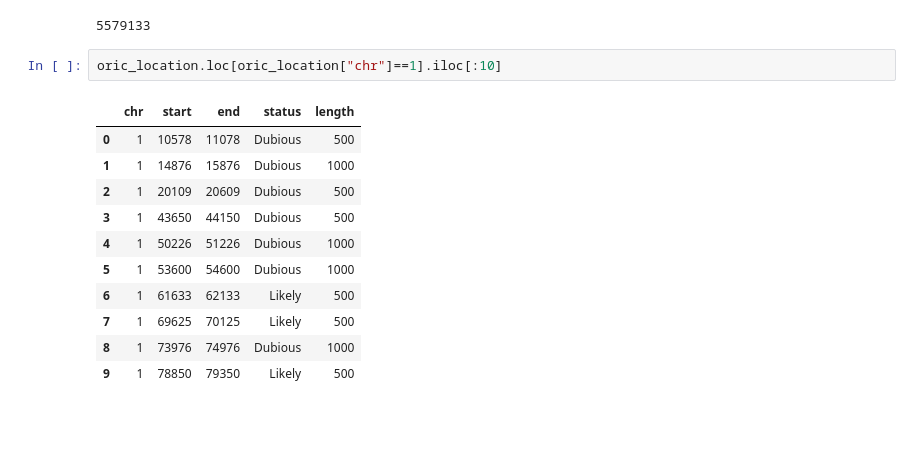
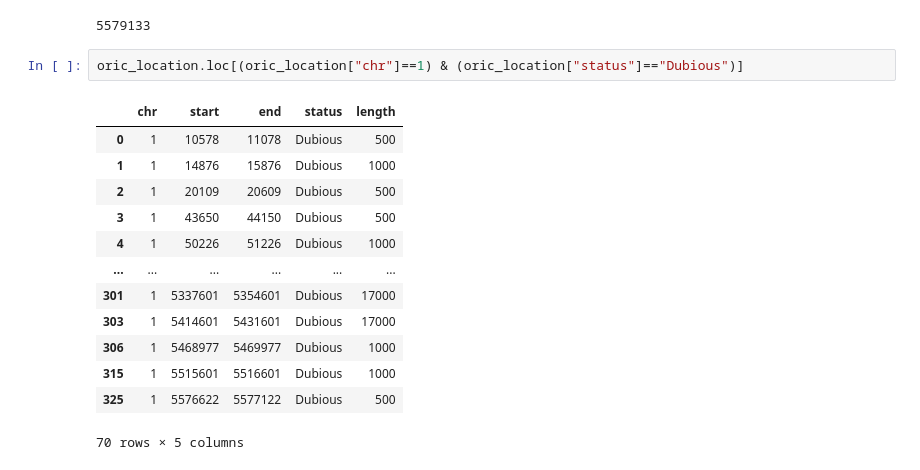
Before and after one commit to Dinesh-Adhithya-H/Bioinformatics, a Jupyter notebook: Model_Application_on_S_pombe.ipynb, the cells around one changed output. Cells and saved outputs as stored; diff of their text form; blank space fills up the shorter version.

```diff
--- a/Model_Application_on_S_pombe.ipynb
+++ b/Model_Application_on_S_pombe.ipynb
@@ -288,16 +295,18 @@ len(seq1)
 # %% [output]
 5579133
 # %%
-oric_location.loc[oric_location["chr"]==1].iloc[:10]
+oric_location.loc[(oric_location["chr"]==1) & (oric_location["status"]=="Dubious")]
 # %% [output]
 |  | chr | start | end | status | length |
 | 0 | 1 | 10578 | 11078 | Dubious | 500 |
 | 1 | 1 | 14876 | 15876 | Dubious | 1000 |
 | 2 | 1 | 20109 | 20609 | Dubious | 500 |
 | 3 | 1 | 43650 | 44150 | Dubious | 500 |
 | 4 | 1 | 50226 | 51226 | Dubious | 1000 |
-| 5 | 1 | 53600 | 54600 | Dubious | 1000 |
-| 6 | 1 | 61633 | 62133 | Likely | 500 |
-| 7 | 1 | 69625 | 70125 | Likely | 500 |
-| 8 | 1 | 73976 | 74976 | Dubious | 1000 |
-| 9 | 1 | 78850 | 79350 | Likely | 500 |
+| ... | ... | ... | ... | ... | ... |
+| 301 | 1 | 5337601 | 5354601 | Dubious | 17000 |
+| 303 | 1 | 5414601 | 5431601 | Dubious | 17000 |
+| 306 | 1 | 5468977 | 5469977 | Dubious | 1000 |
+| 315 | 1 | 5515601 | 5516601 | Dubious | 1000 |
+| 325 | 1 | 5576622 | 5577122 | Dubious | 500 |
+70 rows × 5 columns
```
Also changed, not shown: parts of 16 cells of this notebook.
